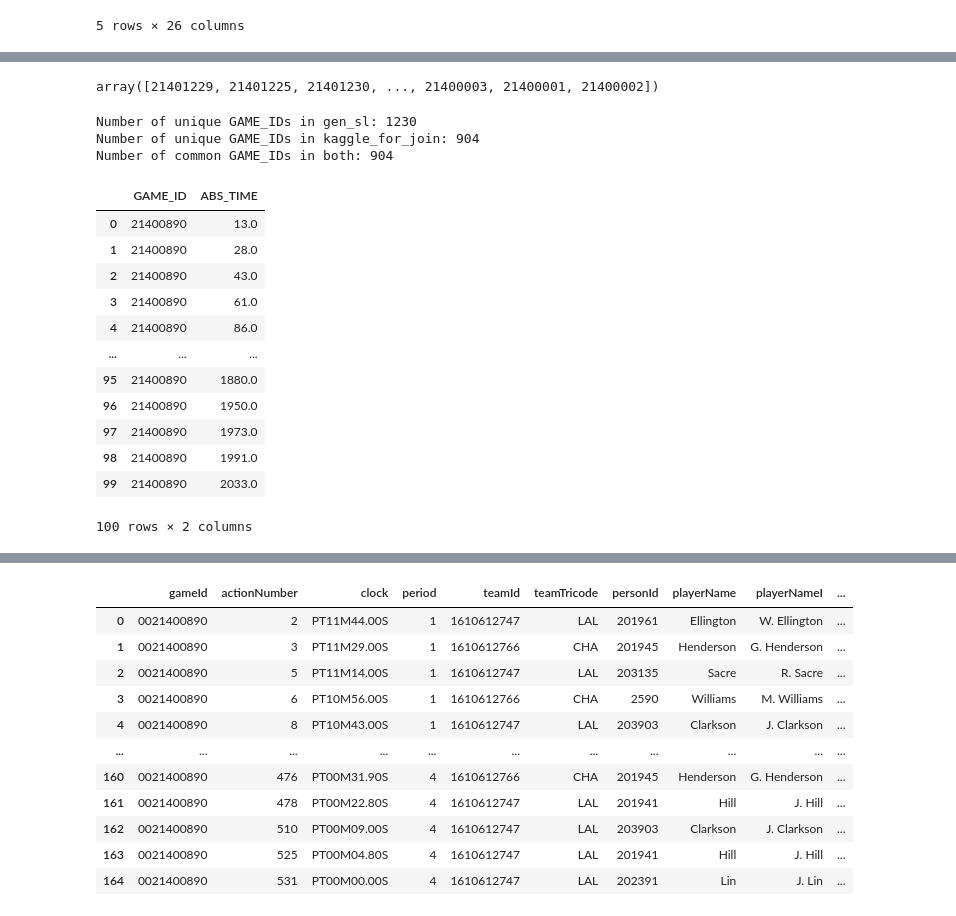
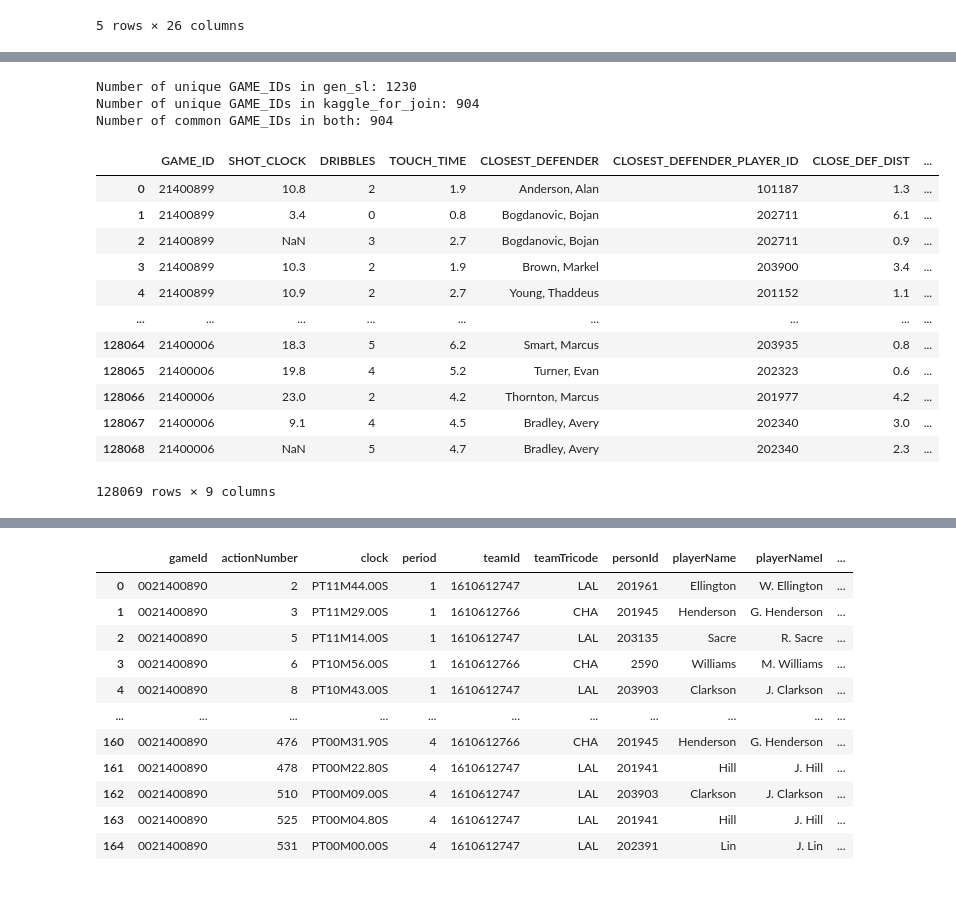
Before and after one commit to BigBabik/Shotpred, a Jupyter notebook: notebooks/dataworks.ipynb, the cells around one changed output, grey strips where cells are left out. Cells and saved outputs as stored; diff of their text form; code cells hidden in the pictures.

```diff
--- a/notebooks/dataworks.ipynb
+++ b/notebooks/dataworks.ipynb
@@ -70,7 +50,3 @@ array([21400899, 21400890, 21400882, 21400859, 21400845, 21400827,
-# %%
-gen_sl.GAME_ID.unique()
-# %% [output]
-array([21401229, 21401225, 21401230, ..., 21400003, 21400001, 21400002])
 # %%
 gen_sl_game_ids = set(gen_sl['GAME_ID'].unique())
 kaggle_for_join_game_ids = set(kaggle_for_join['GAME_ID'].unique())
@@ -85,18 +61,4 @@ Number of unique GAME_IDs in gen_sl: 1230
 Number of unique GAME_IDs in kaggle_for_join: 904
 Number of common GAME_IDs in both: 904
 # %%
-kaggle_for_join[kaggle_for_join.GAME_ID == 21400890][['GAME_ID', 'ABS_TIME']].sort_values(by='ABS_TIME').reset_index(drop=True).head(100)
+kg = kaggle_for_join.sort_values(by='ABS_TIME').reset_index(drop=True)
-# %% [output]
-|  | GAME_ID | ABS_TIME |
-| 0 | 21400890 | 13.0 |
-| 1 | 21400890 | 28.0 |
-| 2 | 21400890 | 43.0 |
-| 3 | 21400890 | 61.0 |
-| 4 | 21400890 | 86.0 |
-| ... | ... | ... |
-| 95 | 21400890 | 1880.0 |
-| 96 | 21400890 | 1950.0 |
-| 97 | 21400890 | 1973.0 |
-| 98 | 21400890 | 1991.0 |
-| 99 | 21400890 | 2033.0 |
-100 rows × 2 columns
@@ -104,0 +65,16 @@ game_gen_sl = gen_sl[gen_sl.GAME_ID == 21400890][['GAME_ID', 'ABS_TIME']].sort_v
+# %%
+kaggle_for_join
+# %% [output]
+|  | GAME_ID | SHOT_CLOCK | DRIBBLES | TOUCH_TIME | CLOSEST_DEFENDER | CLOSEST_DEFENDER_PLAYER_ID | CLOSE_DEF_DIST | ... |
+| 0 | 21400899 | 10.8 | 2 | 1.9 | Anderson, Alan | 101187 | 1.3 | ... |
+| 1 | 21400899 | 3.4 | 0 | 0.8 | Bogdanovic, Bojan | 202711 | 6.1 | ... |
+| 2 | 21400899 | NaN | 3 | 2.7 | Bogdanovic, Bojan | 202711 | 0.9 | ... |
+| 3 | 21400899 | 10.3 | 2 | 1.9 | Brown, Markel | 203900 | 3.4 | ... |
+| 4 | 21400899 | 10.9 | 2 | 2.7 | Young, Thaddeus | 201152 | 1.1 | ... |
+| ... | ... | ... | ... | ... | ... | ... | ... | ... |
+| 128064 | 21400006 | 18.3 | 5 | 6.2 | Smart, Marcus | 203935 | 0.8 | ... |
+| 128065 | 21400006 | 19.8 | 4 | 5.2 | Turner, Evan | 202323 | 0.6 | ... |
+| 128066 | 21400006 | 23.0 | 2 | 4.2 | Thornton, Marcus | 201977 | 4.2 | ... |
+| 128067 | 21400006 | 9.1 | 4 | 4.5 | Bradley, Avery | 202340 | 3.0 | ... |
+| 128068 | 21400006 | NaN | 5 | 4.7 | Bradley, Avery | 202340 | 2.3 | ... |
+128069 rows × 9 columns
```
Also changed, not shown: parts of 33 cells of this notebook.
